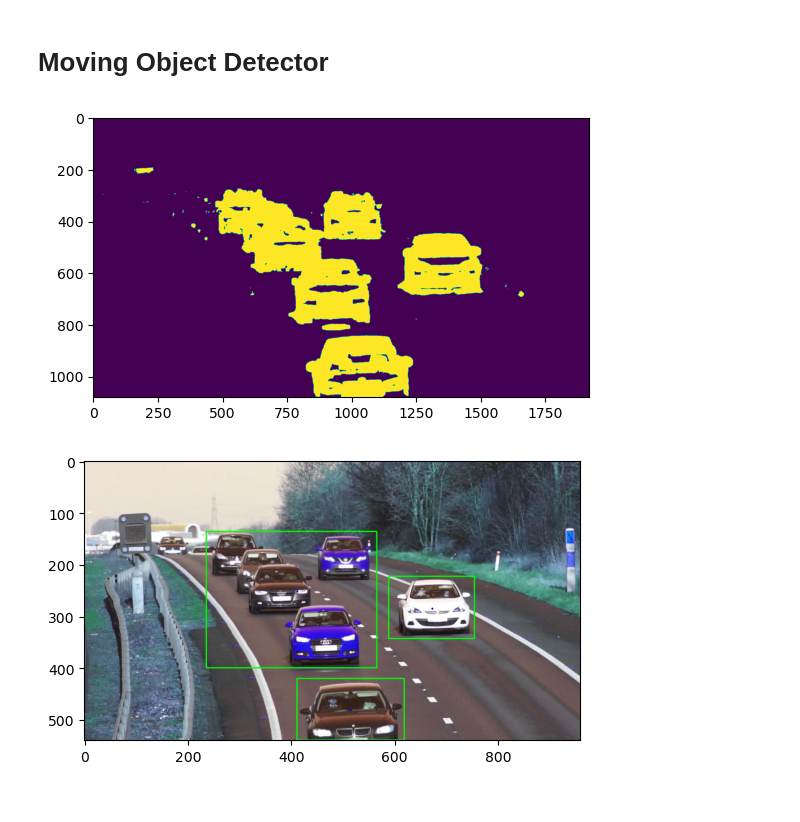
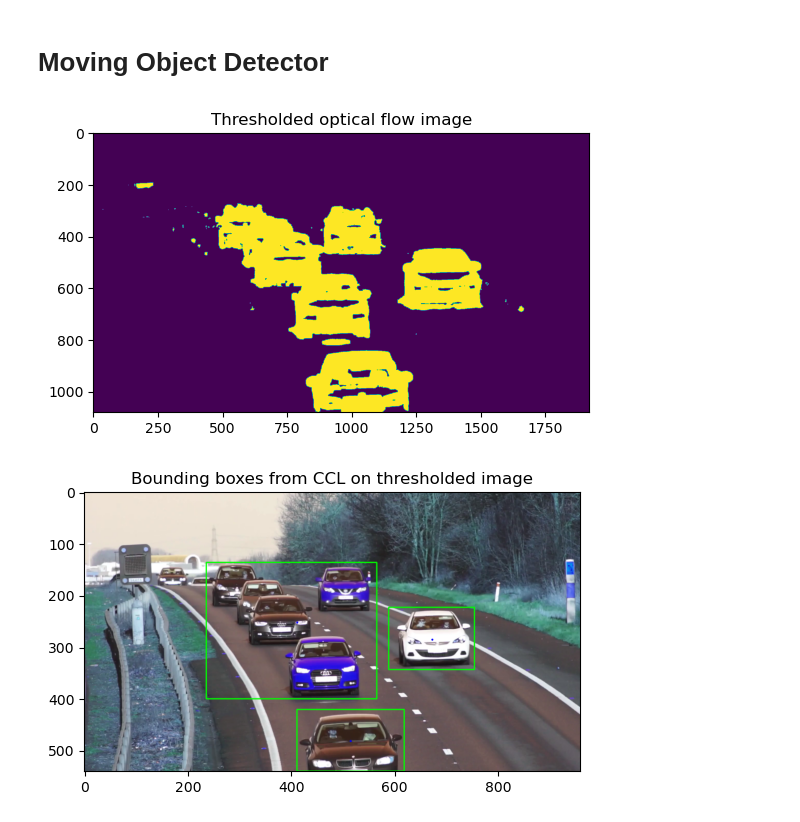
Before and after one commit to Jorgro/TDT4856-IR-Detection, a Jupyter notebook: moving_object_detection/moving_object_detection.ipynb, the cells around one changed output. Drawn from its saved outputs; the diff is of its cells as text; code cells hidden in the pictures.

```diff
--- a/moving_object_detection/moving_object_detection.ipynb
+++ b/moving_object_detection/moving_object_detection.ipynb
@@ -41,14 +45,16 @@ mod.run(second_frame)
 # %%
 thresholded_image = mod.thresholded_image
 img = cv2.resize(thresholded_image, (0, 0), fx=0.5, fy=0.5)
 plt.imshow(thresholded_image)
+plt.title("Thresholded optical flow image")
 plt.show()
 # %% [output]
-[figure, old version]
+[figure, new version]
 # %%
 bounding_box_image = mod.get_image_with_bounding_boxes(second_frame)
 img = cv2.resize(bounding_box_image, (0, 0), fx=0.5, fy=0.5)
 plt.imshow(img)
+plt.title("Bounding boxes from CCL on thresholded image")
 plt.show()
 # %% [output]
-[figure, old version]
+[figure, new version]
```
Also changed, not shown: parts of 2 cells of this notebook, 3 other files.
